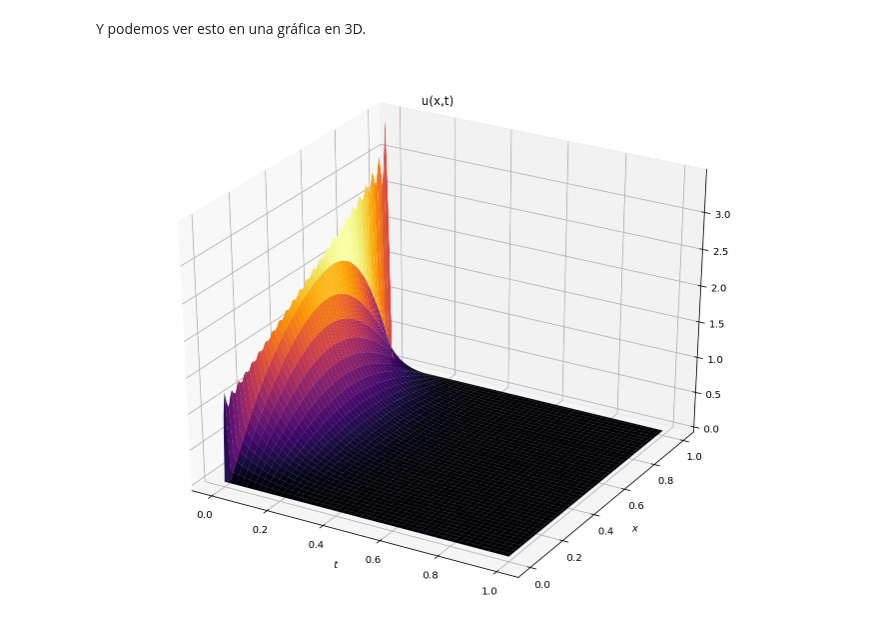
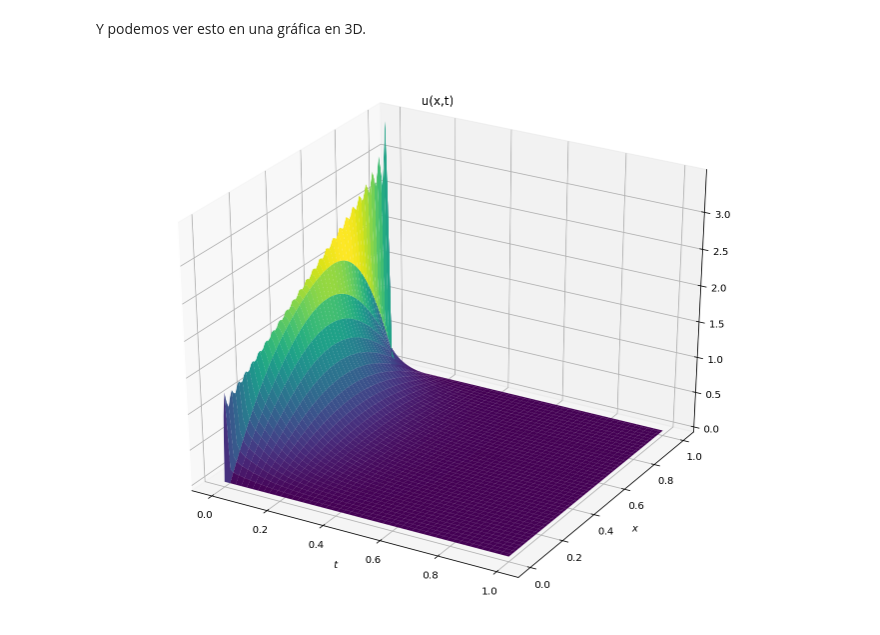
Before and after one commit to Jdvilan/suprema-octo-panqueque, a Jupyter notebook: Ejercicio_1.ipynb, the cells around one changed output. Drawn from its saved outputs; the diff is of its cells as text; code cells hidden in the pictures.

```diff
--- a/Ejercicio_1.ipynb
+++ b/Ejercicio_1.ipynb
@@ -125,18 +125,18 @@ Y podemos ver esto en una gráfica en 3D.
 # %%
 from mpl_toolkits.mplot3d import Axes3D
 
 fig = plt.figure(figsize=(12,10))
 ax = fig.add_subplot(111, projection="3d")
 
 x = linspace(0,1.0,100)
 t = linspace(0,1.0,100)
 
 X,T = np.meshgrid(x,t)
 
 U = u_x_t(x,t)
 
 plt.xlabel('$t$'); plt.ylabel('$x$');
 plt.title("u(x,t)")
-ax.plot_surface(X, T, U, cmap="inferno");
+ax.plot_surface(X, T, U, cmap="viridis");
 # %% [output]
-[figure, old version]
+[figure, new version]
```
